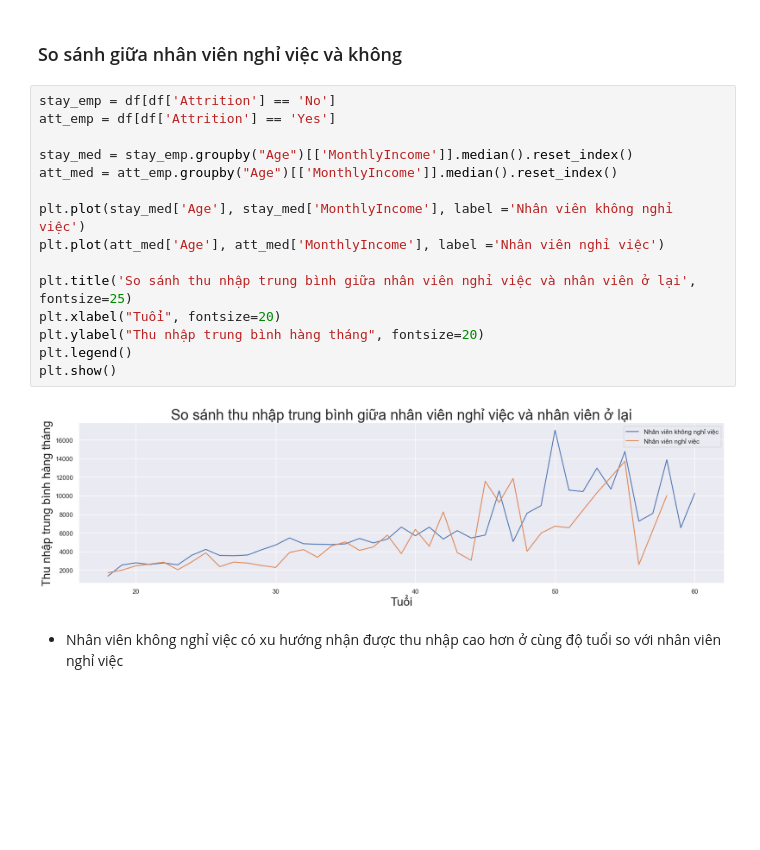
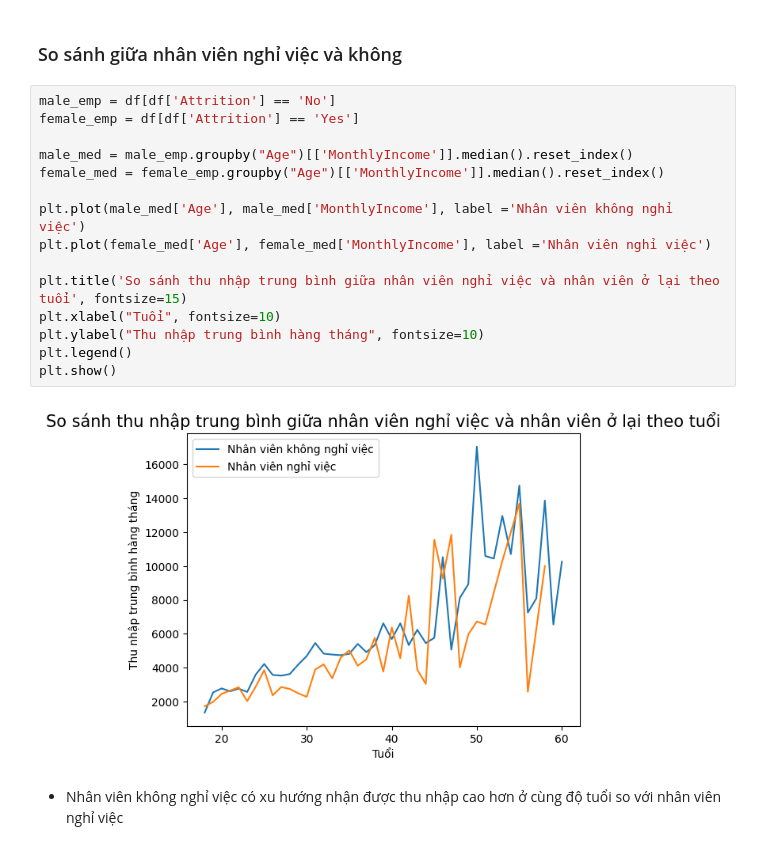
Before and after one commit to HuyHCMUS/DataVisualize-1, a Jupyter notebook: Vu.ipynb, the cells around one changed output. Drawn from its saved outputs; the diff is of its cells as text; blank space fills up the shorter version.

```diff
--- a/Vu.ipynb
+++ b/Vu.ipynb
@@ -189,21 +189,21 @@ plt.show()
 # %% [markdown]
 ### So sánh giữa nhân viên nghỉ việc và không
 # %%
-stay_emp = df[df['Attrition'] == 'No']
-att_emp = df[df['Attrition'] == 'Yes']
+male_emp = df[df['Attrition'] == 'No']
+female_emp = df[df['Attrition'] == 'Yes']
 
-stay_med = stay_emp.groupby("Age")[['MonthlyIncome']].median().reset_index()
-att_med = att_emp.groupby("Age")[['MonthlyIncome']].median().reset_index()
+male_med = male_emp.groupby("Age")[['MonthlyIncome']].median().reset_index()
+female_med = female_emp.groupby("Age")[['MonthlyIncome']].median().reset_index()
 
-plt.plot(stay_med['Age'], stay_med['MonthlyIncome'], label ='Nhân viên không nghỉ việc')
-plt.plot(att_med['Age'], att_med['MonthlyIncome'], label ='Nhân viên nghỉ việc')
+plt.plot(male_med['Age'], male_med['MonthlyIncome'], label ='Nhân viên không nghỉ việc')
+plt.plot(female_med['Age'], female_med['MonthlyIncome'], label ='Nhân viên nghỉ việc')
 
-plt.title('So sánh thu nhập trung bình giữa nhân viên nghỉ việc và nhân viên ở lại', fontsize=25)
-plt.xlabel("Tuổi", fontsize=20)
-plt.ylabel("Thu nhập trung bình hàng tháng", fontsize=20)
+plt.title('So sánh thu nhập trung bình giữa nhân viên nghỉ việc và nhân viên ở lại theo tuổi', fontsize=15)
+plt.xlabel("Tuổi", fontsize=10)
+plt.ylabel("Thu nhập trung bình hàng tháng", fontsize=10)
 plt.legend()
 plt.show()
 # %% [output]
-[figure, old version]
+[figure, new version]
 # %% [markdown]
 * Nhân viên không nghỉ việc có xu hướng nhận được thu nhập cao hơn ở cùng độ tuổi so với nhân viên nghỉ việc
```
Also changed, not shown: parts of 13 cells of this notebook.
